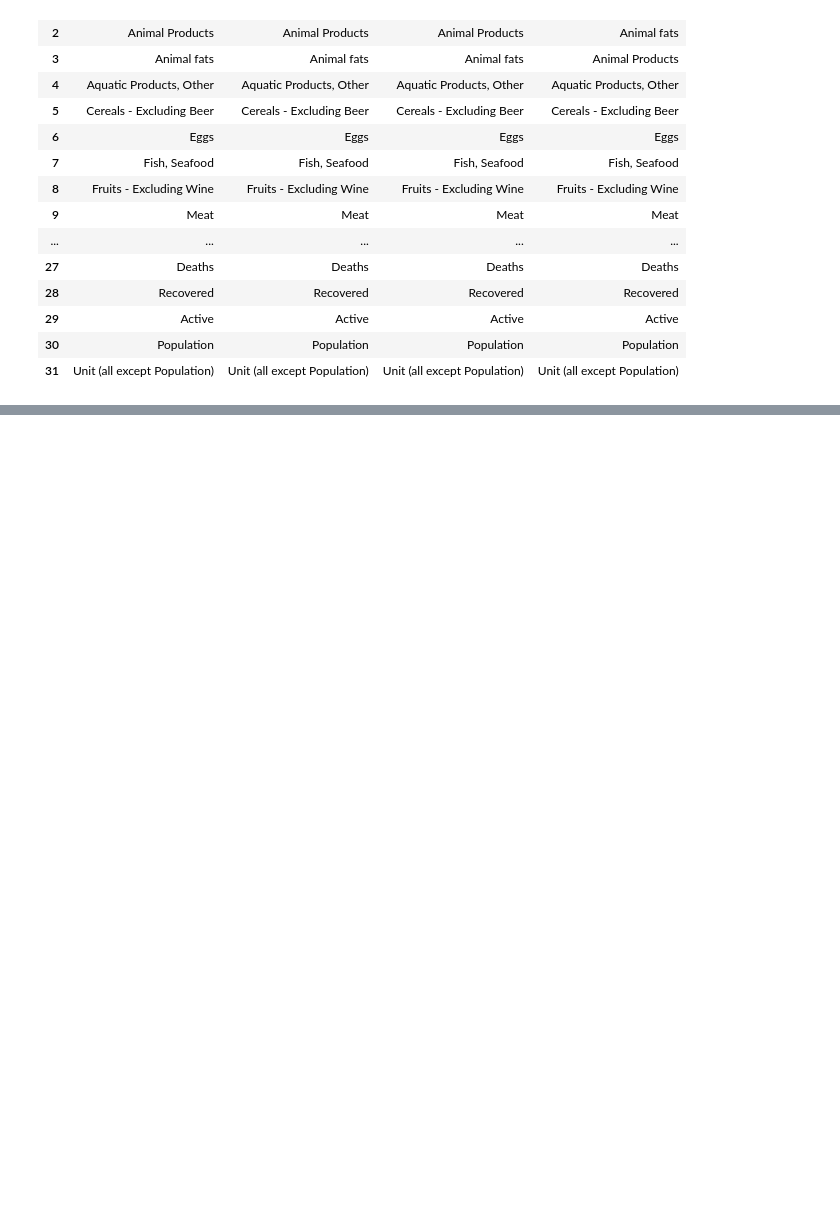
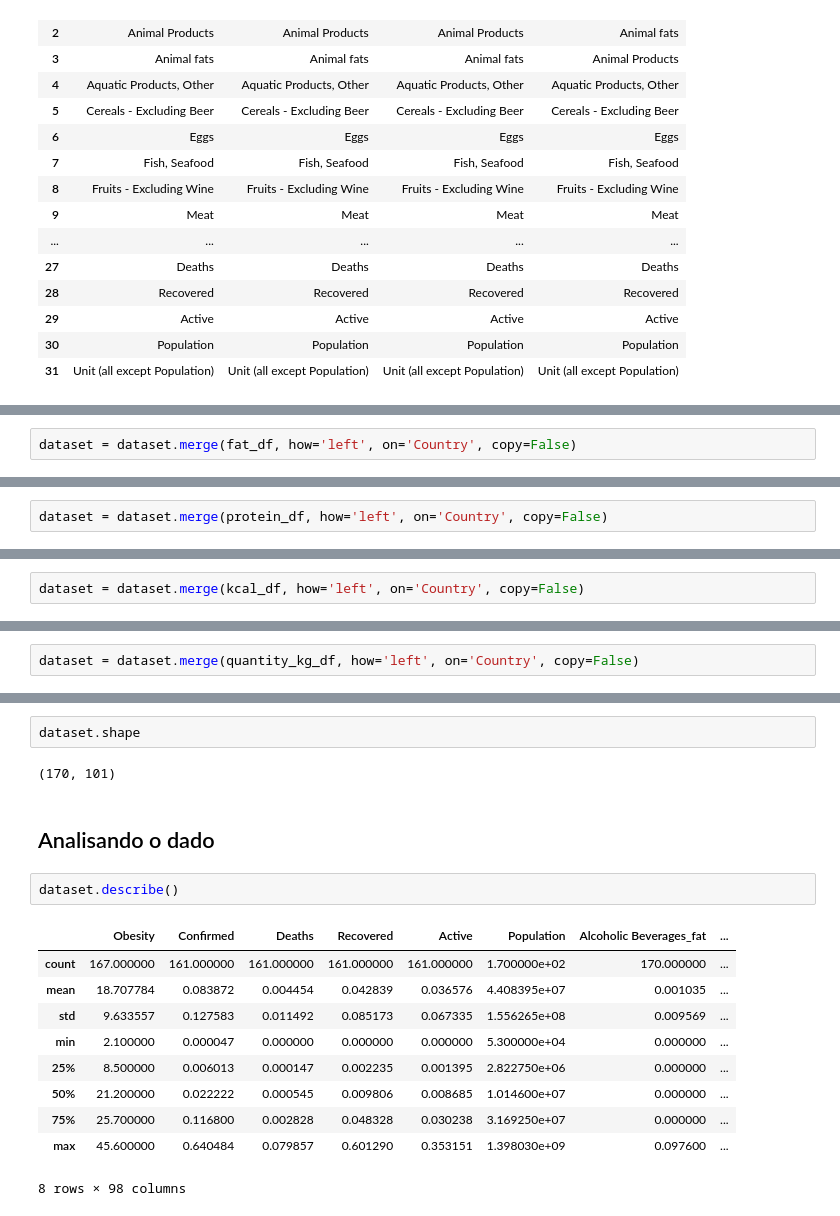
Before and after one commit to joaoweissmann/ML_COVID-19, a Jupyter notebook: COVID19 healthy diet.ipynb, the cells around one changed output, grey strips where cells are left out. Cells and saved outputs as stored; diff of their text form; blank space fills up the shorter version.

Commit message:
juntei os datasets

```diff
--- a/COVID19 healthy diet.ipynb
+++ b/COVID19 healthy diet.ipynb
@@ -143,0 +211,2 @@ Length: 170, dtype: float64
+# %%
+dataset = dataset.merge(fat_df, how='left', on='Country', copy=False)
@@ -143,0 +227,2 @@ Length: 170, dtype: float64
+# %%
+dataset = dataset.merge(protein_df, how='left', on='Country', copy=False)
@@ -143,0 +249,2 @@ Length: 170, dtype: float64
+# %%
+dataset = dataset.merge(kcal_df, how='left', on='Country', copy=False)
@@ -143,0 +271,2 @@ Length: 170, dtype: float64
+# %%
+dataset = dataset.merge(quantity_kg_df, how='left', on='Country', copy=False)
@@ -143,0 +286,19 @@ Length: 170, dtype: float64
+# %%
+dataset.shape
+# %% [output]
+(170, 101)
+# %% [markdown]
+## Analisando o dado
+# %%
+dataset.describe()
+# %% [output]
+|  | Obesity | Confirmed | Deaths | Recovered | Active | Population | Alcoholic Beverages_fat | ... |
+| count | 167.000000 | 161.000000 | 161.000000 | 161.000000 | 161.000000 | 1.700000e+02 | 170.000000 | ... |
+| mean | 18.707784 | 0.083872 | 0.004454 | 0.042839 | 0.036576 | 4.408395e+07 | 0.001035 | ... |
+| std | 9.633557 | 0.127583 | 0.011492 | 0.085173 | 0.067335 | 1.556265e+08 | 0.009569 | ... |
+| min | 2.100000 | 0.000047 | 0.000000 | 0.000000 | 0.000000 | 5.300000e+04 | 0.000000 | ... |
+| 25% | 8.500000 | 0.006013 | 0.000147 | 0.002235 | 0.001395 | 2.822750e+06 | 0.000000 | ... |
+| 50% | 21.200000 | 0.022222 | 0.000545 | 0.009806 | 0.008685 | 1.014600e+07 | 0.000000 | ... |
+| 75% | 25.700000 | 0.116800 | 0.002828 | 0.048328 | 0.030238 | 3.169250e+07 | 0.000000 | ... |
+| max | 45.600000 | 0.640484 | 0.079857 | 0.601290 | 0.353151 | 1.398030e+09 | 0.097600 | ... |
+8 rows × 98 columns
```
Also changed, not shown: parts of 34 cells of this notebook.
